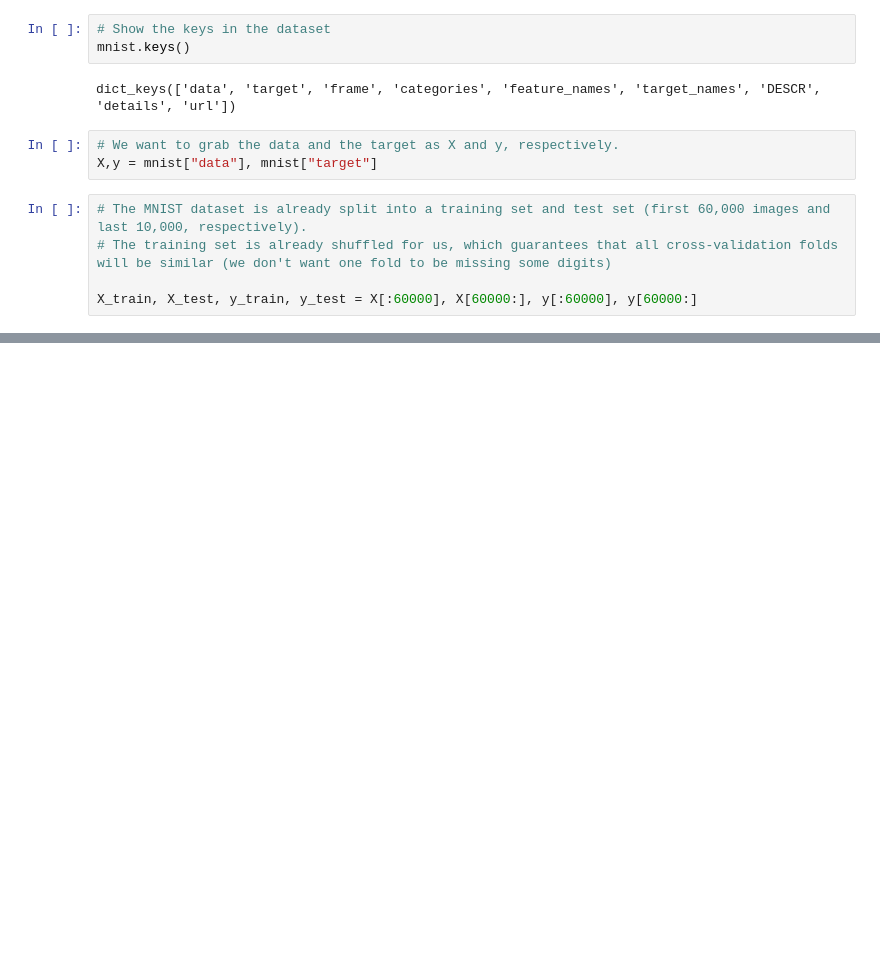
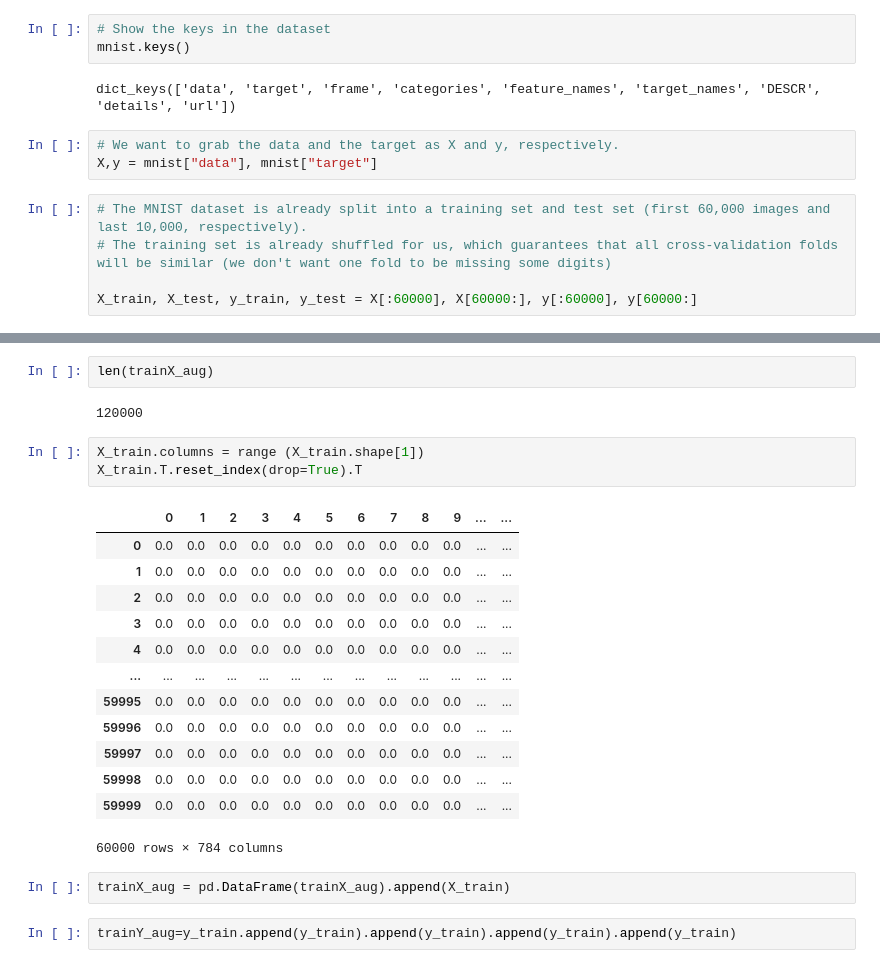
Before and after one commit to gloriahwoang/MNIST-Classification, a Jupyter notebook: MNIST_Part_II.ipynb, the cells around one changed output, grey strips where cells are left out. Drawn from its saved outputs; the diff is of its cells as text; blank space fills up the shorter version.

```diff
--- a/MNIST_Part_II.ipynb
+++ b/MNIST_Part_II.ipynb
@@ -68,0 +78,25 @@ Error:
+# %%
+len(trainX_aug)
+# %% [output]
+120000
+# %%
+X_train.columns = range (X_train.shape[1])
+X_train.T.reset_index(drop=True).T
+# %% [output]
+|  | 0 | 1 | 2 | 3 | 4 | 5 | 6 | 7 | 8 | 9 | ... | ... |
+| 0 | 0.0 | 0.0 | 0.0 | 0.0 | 0.0 | 0.0 | 0.0 | 0.0 | 0.0 | 0.0 | ... | ... |
+| 1 | 0.0 | 0.0 | 0.0 | 0.0 | 0.0 | 0.0 | 0.0 | 0.0 | 0.0 | 0.0 | ... | ... |
+| 2 | 0.0 | 0.0 | 0.0 | 0.0 | 0.0 | 0.0 | 0.0 | 0.0 | 0.0 | 0.0 | ... | ... |
+| 3 | 0.0 | 0.0 | 0.0 | 0.0 | 0.0 | 0.0 | 0.0 | 0.0 | 0.0 | 0.0 | ... | ... |
+| 4 | 0.0 | 0.0 | 0.0 | 0.0 | 0.0 | 0.0 | 0.0 | 0.0 | 0.0 | 0.0 | ... | ... |
+| ... | ... | ... | ... | ... | ... | ... | ... | ... | ... | ... | ... | ... |
+| 59995 | 0.0 | 0.0 | 0.0 | 0.0 | 0.0 | 0.0 | 0.0 | 0.0 | 0.0 | 0.0 | ... | ... |
+| 59996 | 0.0 | 0.0 | 0.0 | 0.0 | 0.0 | 0.0 | 0.0 | 0.0 | 0.0 | 0.0 | ... | ... |
+| 59997 | 0.0 | 0.0 | 0.0 | 0.0 | 0.0 | 0.0 | 0.0 | 0.0 | 0.0 | 0.0 | ... | ... |
+| 59998 | 0.0 | 0.0 | 0.0 | 0.0 | 0.0 | 0.0 | 0.0 | 0.0 | 0.0 | 0.0 | ... | ... |
+| 59999 | 0.0 | 0.0 | 0.0 | 0.0 | 0.0 | 0.0 | 0.0 | 0.0 | 0.0 | 0.0 | ... | ... |
+60000 rows × 784 columns
+# %%
+trainX_aug = pd.DataFrame(trainX_aug).append(X_train)
+# %%
+trainY_aug=y_train.append(y_train).append(y_train).append(y_train).append(y_train)
```
Also changed, not shown: parts of 12 cells of this notebook, 1 other file.
